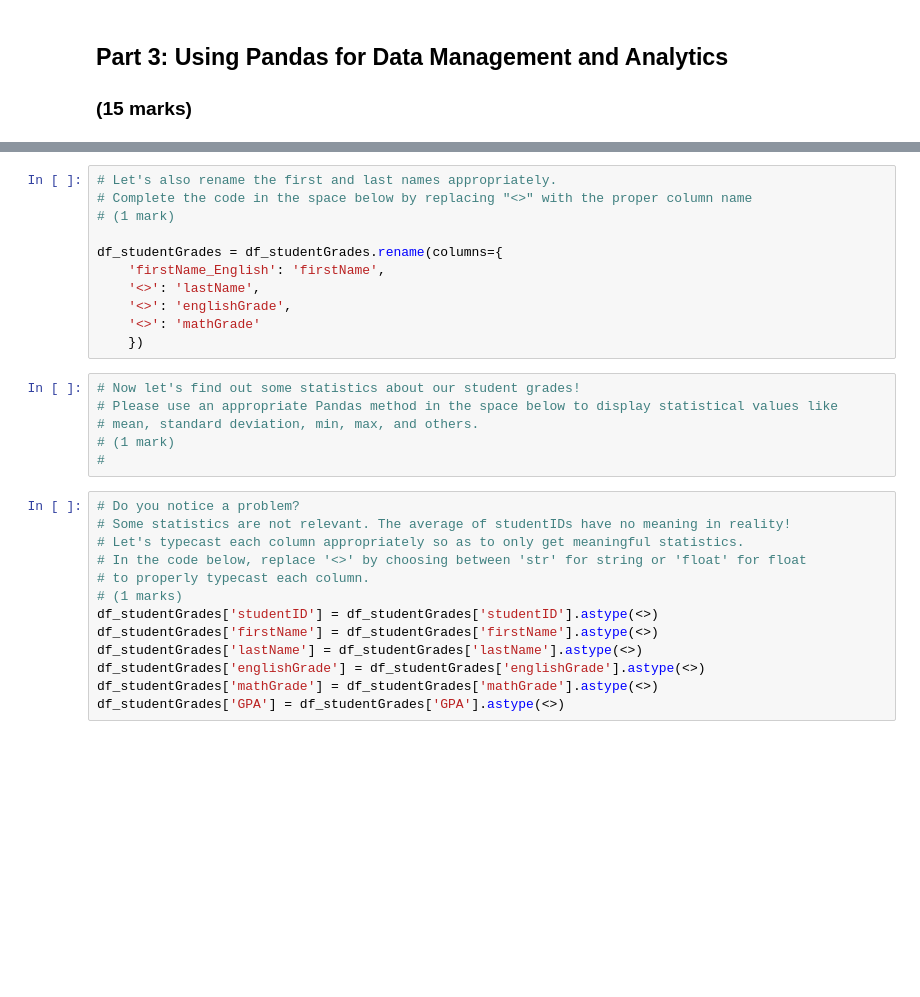
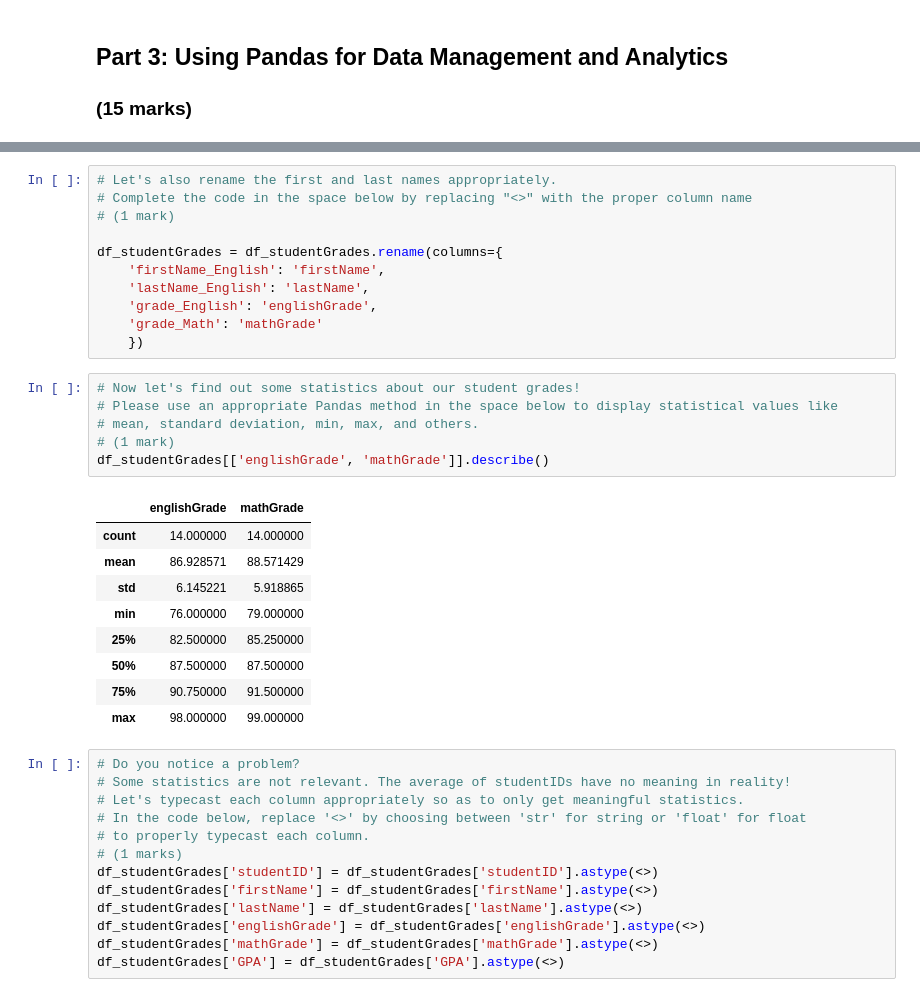
Before and after one commit to nathanielmills-101/ENGG680_2025_Fall, a Jupyter notebook: Lab_Assignment 1/Assignment1.ipynb, the cells around one changed output, grey strips where cells are left out. Drawn from its saved outputs; the diff is of its cells as text; blank space fills up the shorter version.

```diff
--- a/Lab_Assignment 1/Assignment1.ipynb
+++ b/Lab_Assignment 1/Assignment1.ipynb
@@ -252,16 +312,26 @@ df_studentGrades =
 
 df_studentGrades = df_studentGrades.rename(columns={
     'firstName_English': 'firstName',
-    '<>': 'lastName',
-    '<>': 'englishGrade',
-    '<>': 'mathGrade'
+    'lastName_English': 'lastName',
+    'grade_English': 'englishGrade',
+    'grade_Math': 'mathGrade'
     })
 # %%
 # Now let's find out some statistics about our student grades!
 # Please use an appropriate Pandas method in the space below to display statistical values like
 # mean, standard deviation, min, max, and others.
 # (1 mark)
-#
+df_studentGrades[['englishGrade', 'mathGrade']].describe()
+# %% [output]
+|  | englishGrade | mathGrade |
+| count | 14.000000 | 14.000000 |
+| mean | 86.928571 | 88.571429 |
+| std | 6.145221 | 5.918865 |
+| min | 76.000000 | 79.000000 |
+| 25% | 82.500000 | 85.250000 |
+| 50% | 87.500000 | 87.500000 |
+| 75% | 90.750000 | 91.500000 |
+| max | 98.000000 | 99.000000 |
 # %%
 # Do you notice a problem?
 # Some statistics are not relevant. The average of studentIDs have no meaning in reality!
```
Also changed, not shown: parts of 12 cells of this notebook.
